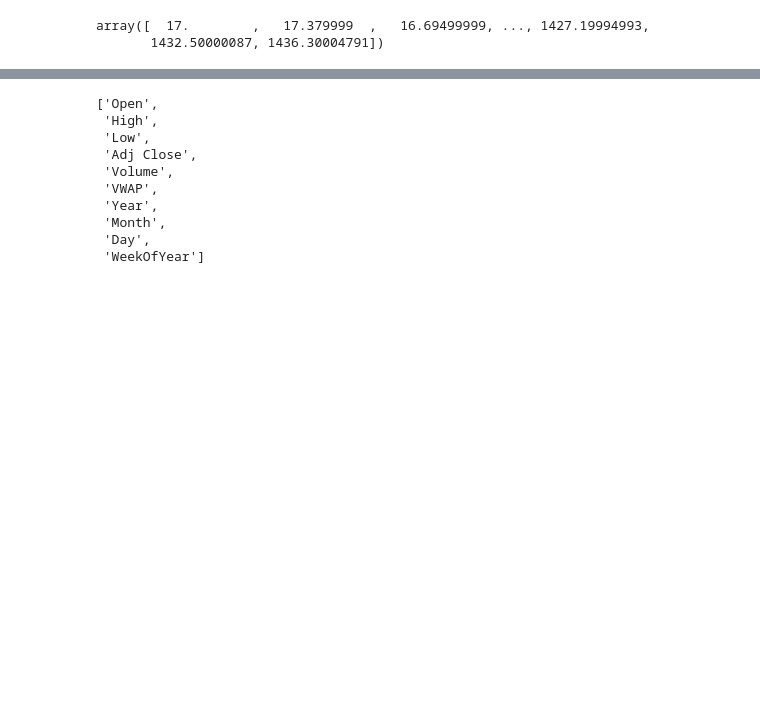
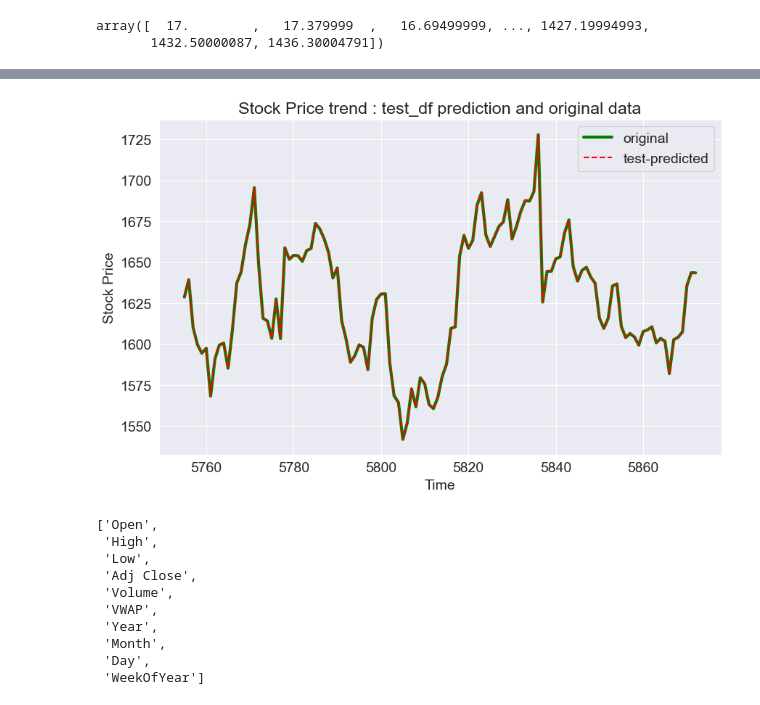
Before and after one commit to saketjha34/Python-Machine-Learning-Projects, a Jupyter notebook: NIFTY 50 Stock Price Prediction/Stock_Price_Prediction_Model_Training.ipynb, the cells around one changed output, grey strips where cells are left out. Drawn from its saved outputs; the diff is of its cells as text; code cells hidden in the pictures; blank space fills up the shorter version.

```diff
--- a/NIFTY 50 Stock Price Prediction/Stock_Price_Prediction_Model_Training.ipynb
+++ b/NIFTY 50 Stock Price Prediction/Stock_Price_Prediction_Model_Training.ipynb
@@ -406,0 +465,6 @@ array([  17.        ,   17.379999  ,   16.69499999, ..., 1427.19994993,
+# %%
+test_preds_index= pd.DataFrame({
+    'index':test_df.index,
+    'preds':test_preds
+})
+test_preds_index
@@ -407,3 +485,13 @@ array([  17.        ,   17.379999  ,   16.69499999, ..., 1427.19994993,
+# %%
+plt.plot(test_df['Close'], label='original',linewidth='3',color='g')
+plt.plot(test_preds_index['index'],test_preds_index['preds'],label='test-predicted',linestyle='dashed',color='r')
+plt.legend()
+plt.xlabel('Time')
+plt.ylabel('Stock Price')
+plt.title('Stock Price trend : test_df prediction and original data')
+plt.show()
+# %% [output]
+[figure, added]
 # %%
 numeric_cols
 # %% [output]
```
Also changed, not shown: parts of 21 cells of this notebook, 15 other files.
